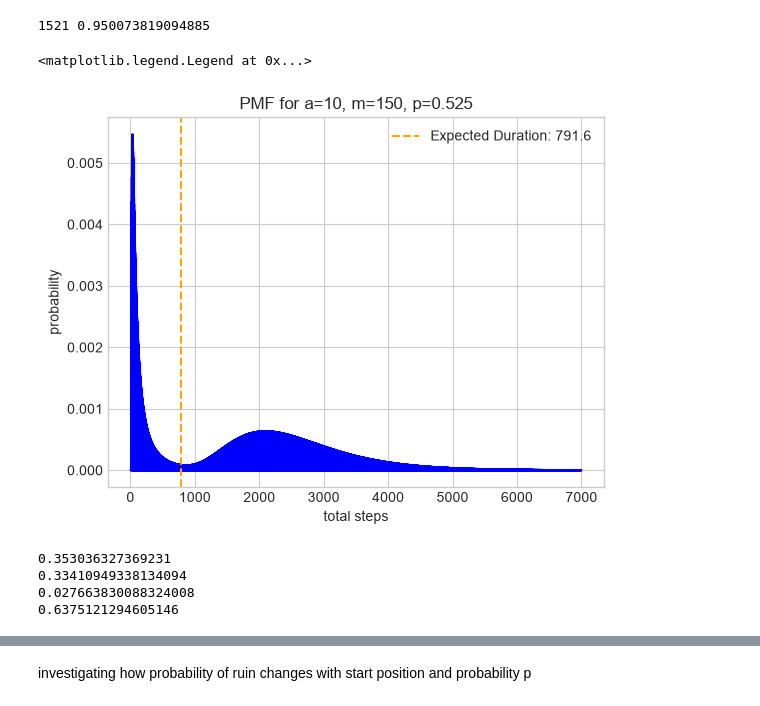
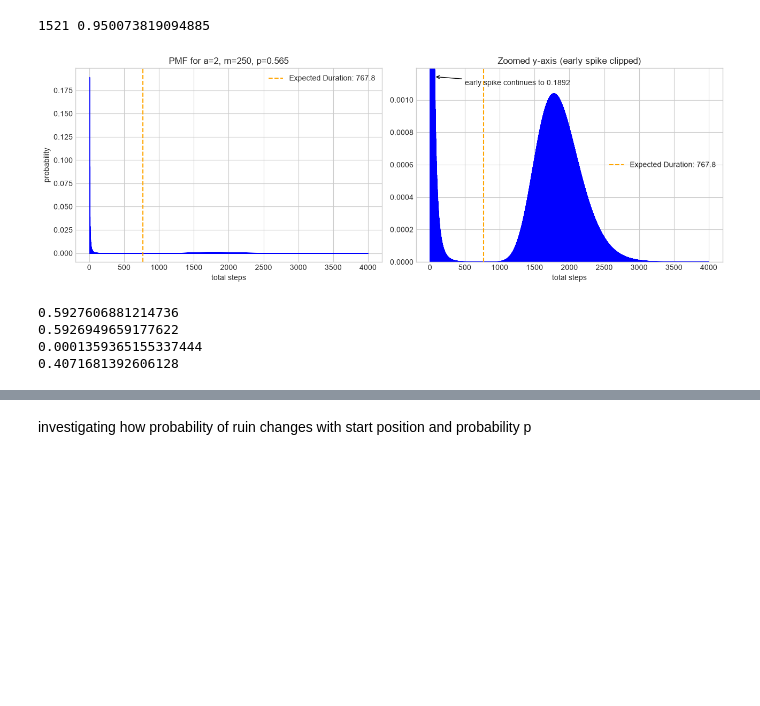
Before and after one commit to HA-Ward/Exploration-of-Stochastic-Processes-with-Computational-Implementation, a Jupyter notebook: notebooks/random_walks and Gamblers_ruin.ipynb, the cells around one changed output, grey strips where cells are left out. Saved outputs shown, nothing was run; the diff lists cells and outputs as text; code cells hidden in the pictures; blank space fills up the shorter version.

```diff
--- a/notebooks/random_walks and Gamblers_ruin.ipynb
+++ b/notebooks/random_walks and Gamblers_ruin.ipynb
@@ -195,22 +195,35 @@ print(step, cdf[step])
 # %% [output]
 1521 0.950073819094885
 # %%
-a=10
-m=150
-p=0.525
-pmf = exact_duration_pmf(a, m , p, n_max=7000)
-
+a=2
+m=250
+p=0.565
+rho = (1-p)/p
+pmf = exact_duration_pmf(a, m , p, n_max=4000)
+t = np.arange(1, len(pmf)+1)
 expected_duration = (1/(1-2*p))*(a-m*((1-rho**a)/(1-rho**m)))
 
-plt.plot(np.arange(1, len(pmf)+1), pmf, color="blue")
-plt.axvline(expected_duration, color="orange", linestyle="--", label=f"Expected Duration: {expected_duration:.1f}")
-plt.title("PMF for a=10, m=150, p=0.525")
-plt.xlabel("total steps")
-plt.ylabel("probability")
-plt.legend()
+fig, (ax1, ax2) = plt.subplots(1, 2, figsize=(13, 4.5))
+
+
+ax1.fill_between(t, pmf, color="blue")
+ax1.axvline(expected_duration, color="orange", ls="--", label=f"Expected Duration: {expected_duration:.1f}")
+ax1.set(title=f"PMF for a={a}, m={m}, p={p}", xlabel="total steps", ylabel="probability")
+ax1.legend()
+
+
+bump = pmf[300:].max()
+ax2.fill_between(t, pmf, color="blue")
+ax2.axvline(expected_duration, color="orange", ls="--", label=f"Expected Duration: {expected_duration:.1f}")
+ax2.set_ylim(0, 1.15 * bump)
+ax2.set(title="Zoomed y-axis (early spike clipped)", xlabel="total steps")
+ax2.annotate(f"early spike continues to {pmf.max():.4f}", xy=(60, 1.1 * bump),
+             xytext=(500, 1.05 * bump), arrowprops=dict(arrowstyle="->"))
+ax2.legend(loc="center right")
+
+fig.tight_layout()
 # %% [output]
-<matplotlib.legend.Legend at 0x...>
-[figure, old version]
+[figure, new version]
 # %%
 cdf = np.cumsum(pmf)
 print(cdf[792])
@@ -221,10 +234,10 @@ print(np.sum(pmf[0:split1]))
 print(np.sum(pmf[split1:split2]))
 print(np.sum(pmf[split2:7000]))
 # %% [output]
-0.353036327369231
-0.33410949338134094
-0.027663830088324008
-0.6375121294605146
+0.5927606881214736
+0.5926949659177622
+0.0001359365155337444
+0.4071681392606128
 # %%
 paths = simulate_gamblers_ruin(100, 10, 0.525, 150)[0]
 for i in paths:
```
Also changed, not shown: parts of 11 cells of this notebook.
